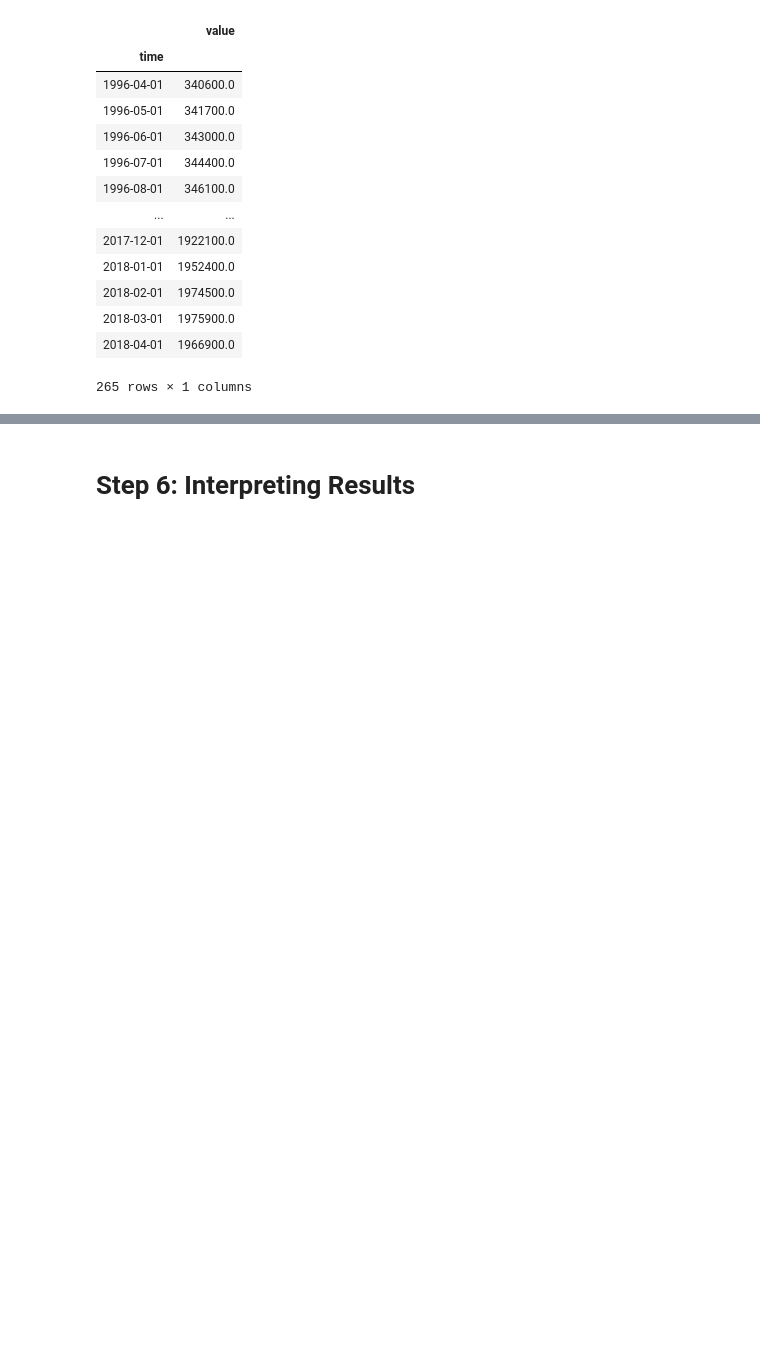
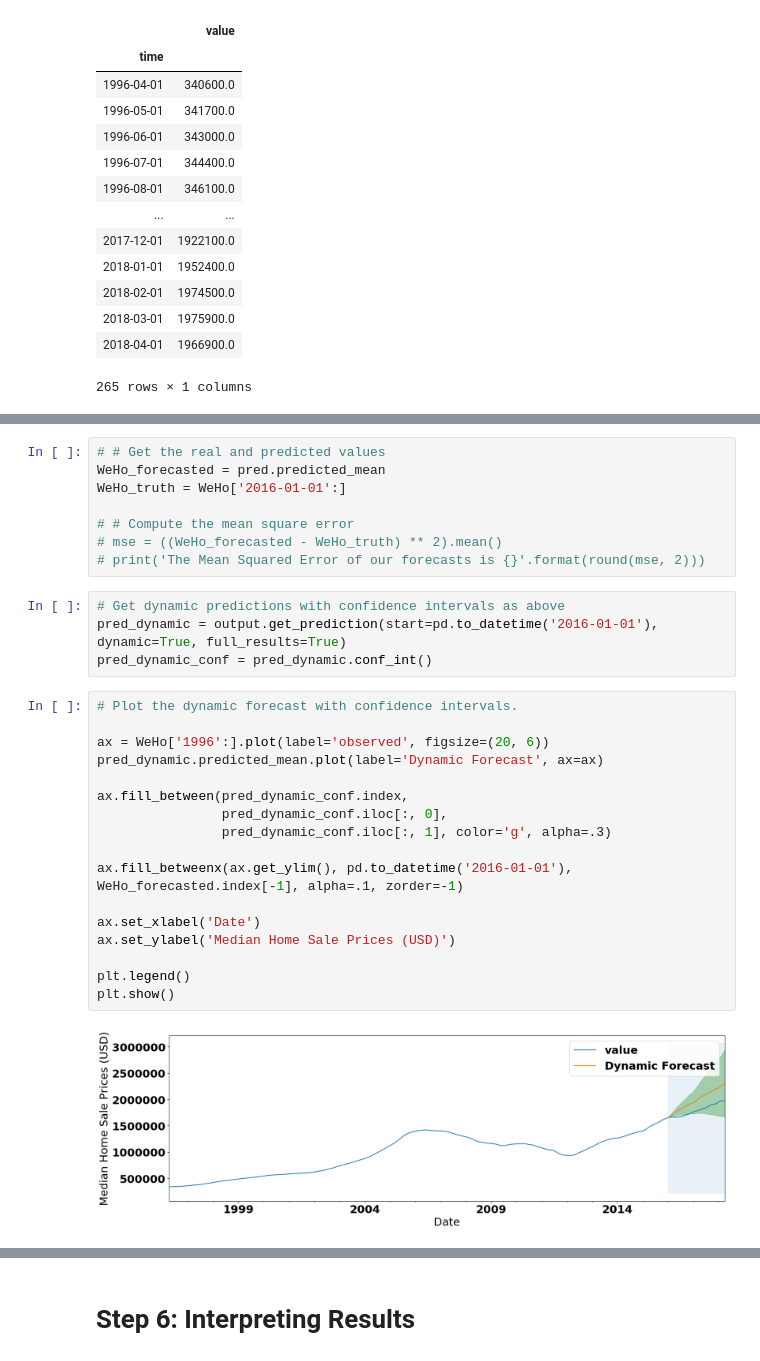
Before and after one commit to JessicaFB/Apple-vs-Android-Twitter-NLP, a Jupyter notebook: starter_notebook.ipynb, the cells around one changed output, grey strips where cells are left out. Drawn from its saved outputs; the diff is of its cells as text; blank space fills up the shorter version.

```diff
--- a/starter_notebook.ipynb
+++ b/starter_notebook.ipynb
@@ -286,0 +313,31 @@ findfont: Font family ['normal'] not found. Falling back to DejaVu Sans.
+# %%
+# # Get the real and predicted values
+WeHo_forecasted = pred.predicted_mean
+WeHo_truth = WeHo['2016-01-01':]
+
+# # Compute the mean square error
+# mse = ((WeHo_forecasted - WeHo_truth) ** 2).mean()
+# print('The Mean Squared Error of our forecasts is {}'.format(round(mse, 2)))
+# %%
+# Get dynamic predictions with confidence intervals as above
+pred_dynamic = output.get_prediction(start=pd.to_datetime('2016-01-01'), dynamic=True, full_results=True)
+pred_dynamic_conf = pred_dynamic.conf_int()
+# %%
+# Plot the dynamic forecast with confidence intervals.
+
+ax = WeHo['1996':].plot(label='observed', figsize=(20, 6))
+pred_dynamic.predicted_mean.plot(label='Dynamic Forecast', ax=ax)
+
+ax.fill_between(pred_dynamic_conf.index,
+                pred_dynamic_conf.iloc[:, 0],
+                pred_dynamic_conf.iloc[:, 1], color='g', alpha=.3)
+
+ax.fill_betweenx(ax.get_ylim(), pd.to_datetime('2016-01-01'), WeHo_forecasted.index[-1], alpha=.1, zorder=-1)
+
+ax.set_xlabel('Date')
+ax.set_ylabel('Median Home Sale Prices (USD)')
+
+plt.legend()
+plt.show()
+# %% [output]
+[figure, added]
```
Also changed, not shown: parts of 9 cells of this notebook.
